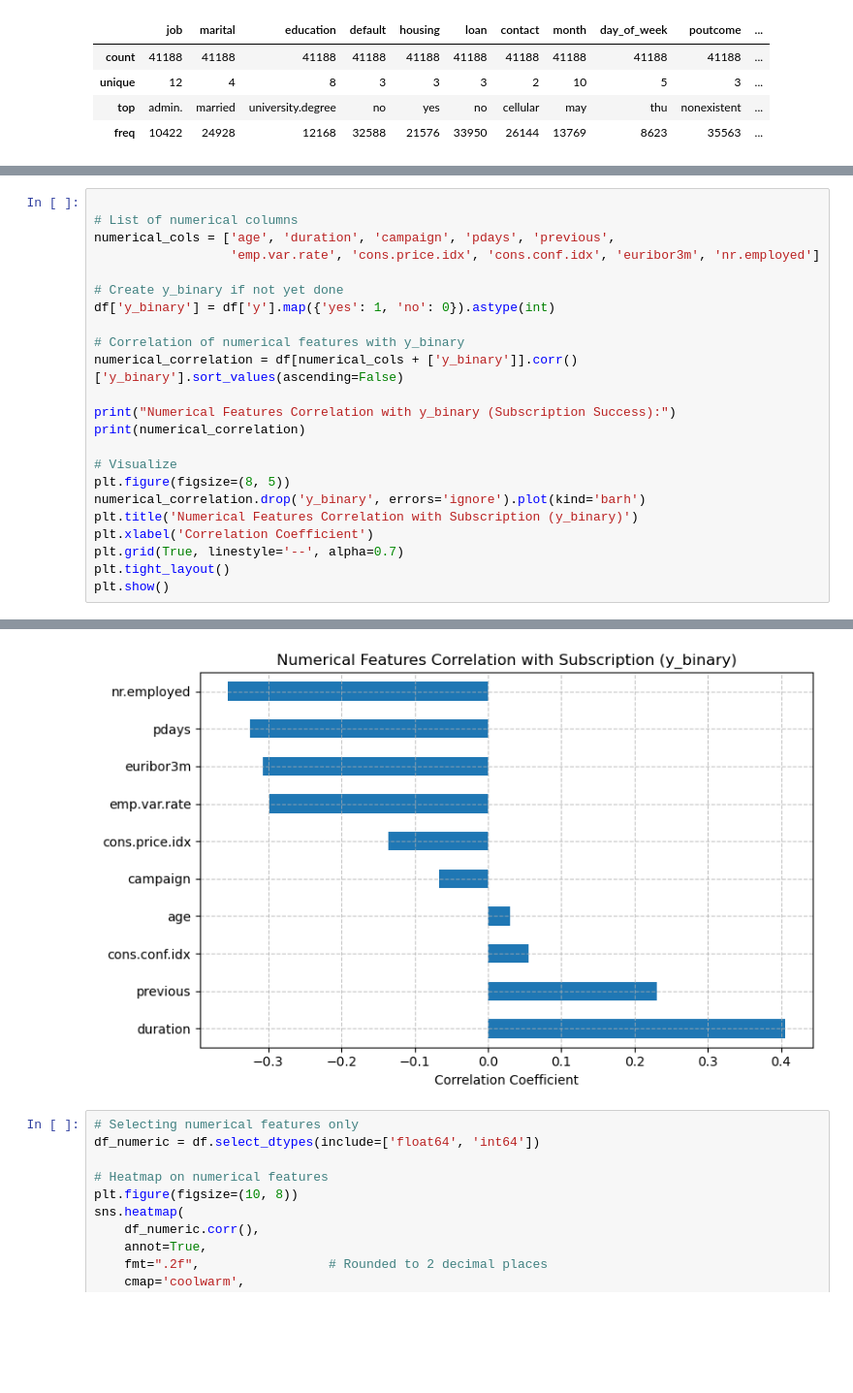
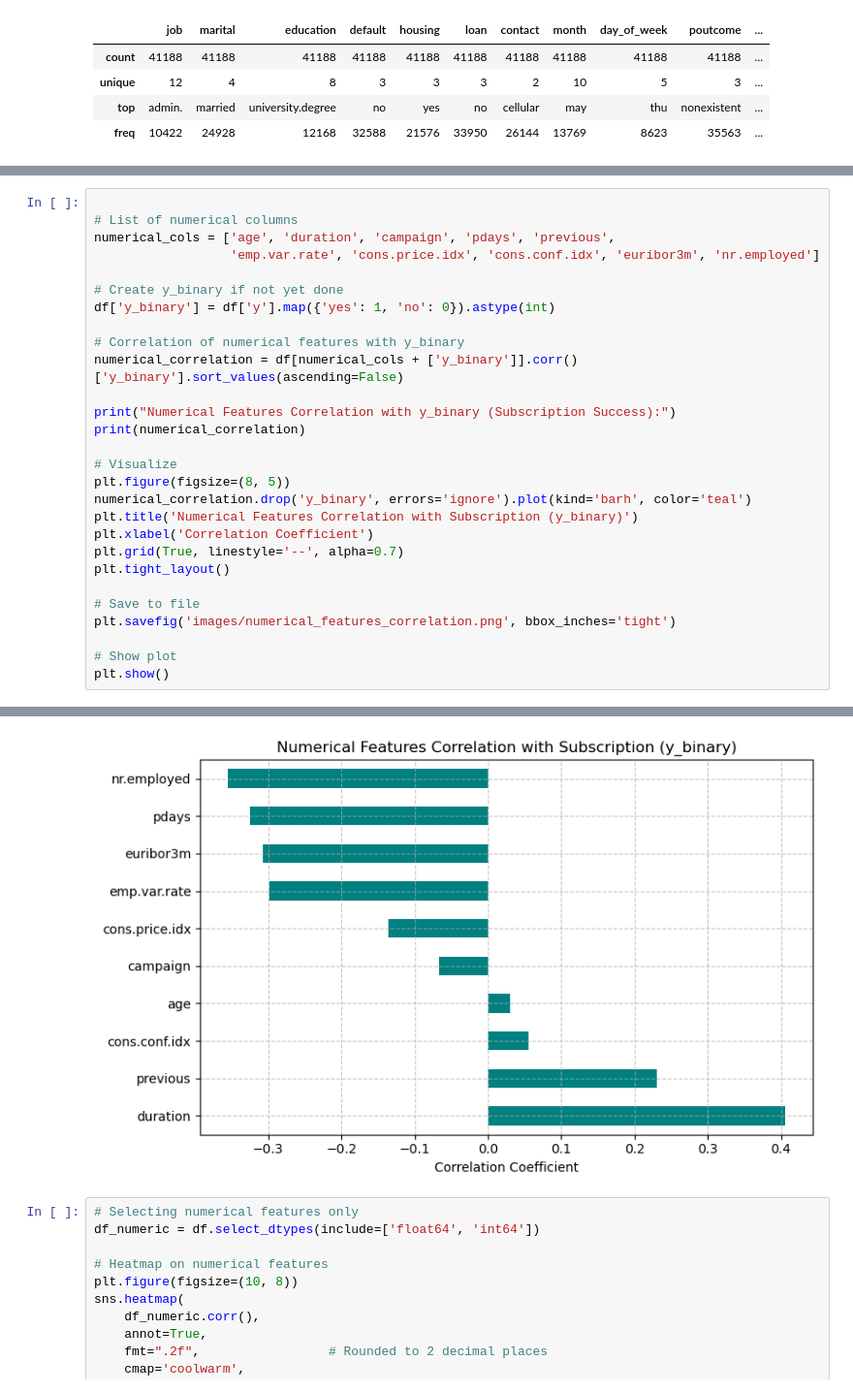
Before and after one commit to debfantom/UCB_AI-ML_17.1_Bank_Term_Deposit_Classification, a Jupyter notebook: prompt_III_DF.ipynb, the cells around one changed output, grey strips where cells are left out. Shown at 97% size. Drawn from its saved outputs; the diff is of its cells as text; blank space fills up the shorter version.

```diff
--- a/prompt_III_DF.ipynb
+++ b/prompt_III_DF.ipynb
@@ -241,35 +245,40 @@ numerical_cols = ['age', 'duration', 'campaign', 'pdays', 'previous',
 # Create y_binary if not yet done
 df['y_binary'] = df['y'].map({'yes': 1, 'no': 0}).astype(int)
 
 # Correlation of numerical features with y_binary
 numerical_correlation = df[numerical_cols + ['y_binary']].corr()['y_binary'].sort_values(ascending=False)
 
 print("Numerical Features Correlation with y_binary (Subscription Success):")
 print(numerical_correlation)
 
 # Visualize
 plt.figure(figsize=(8, 5))
-numerical_correlation.drop('y_binary', errors='ignore').plot(kind='barh')
+numerical_correlation.drop('y_binary', errors='ignore').plot(kind='barh', color='teal')
 plt.title('Numerical Features Correlation with Subscription (y_binary)')
 plt.xlabel('Correlation Coefficient')
 plt.grid(True, linestyle='--', alpha=0.7)
 plt.tight_layout()
+
+# Save to file
+plt.savefig('images/numerical_features_correlation.png', bbox_inches='tight')
+
+# Show plot
 plt.show()
 # %% [output]
 Numerical Features Correlation with y_binary (Subscription Success):
 y_binary          1.000000
 duration          0.405274
 previous          0.230181
 cons.conf.idx     0.054878
 age               0.030399
 campaign         -0.066357
 cons.price.idx   -0.136211
 emp.var.rate     -0.298334
 euribor3m        -0.307771
 pdays            -0.324914
 nr.employed      -0.354678
 Name: y_binary, dtype: float64
-[figure, old version]
+[figure, new version]
 # %%
 # Selecting numerical features only
 df_numeric = df.select_dtypes(include=['float64', 'int64'])
```
Also changed, not shown: parts of 7 cells of this notebook.
